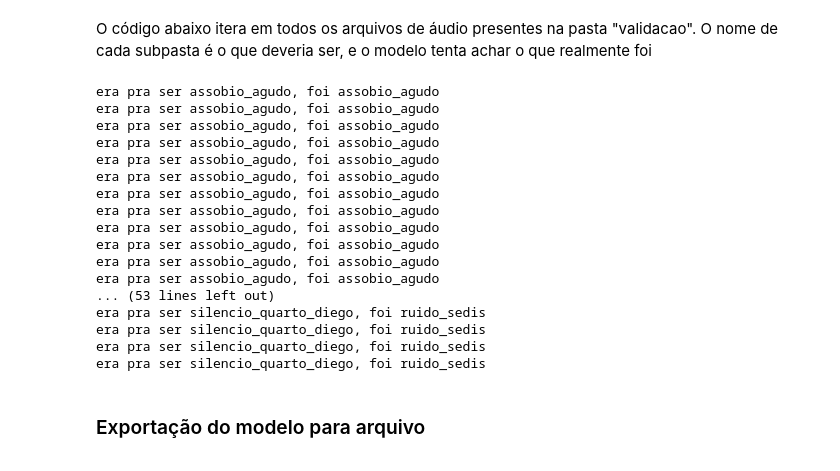
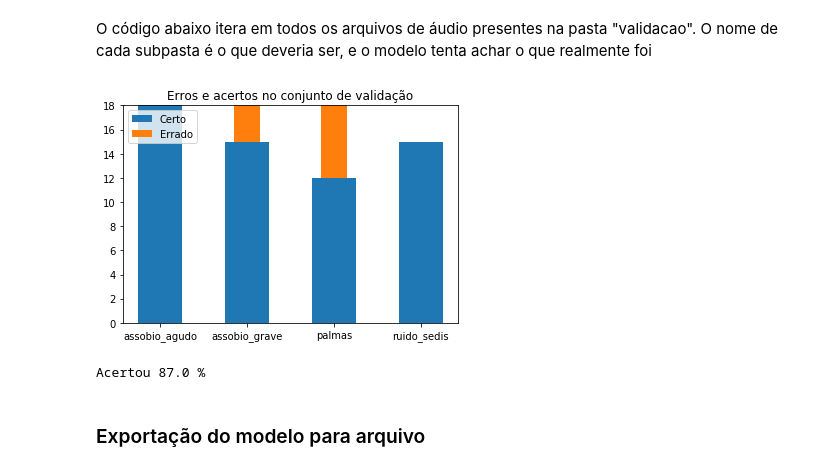
Before and after one commit to diego-lima/audiocomandos, a Jupyter notebook: Modelo.ipynb, the cells around one changed output. Cells and saved outputs as stored; diff of their text form; code cells hidden in the pictures.

Commit message:
validação

```diff
--- a/Modelo.ipynb
+++ b/Modelo.ipynb
@@ -214,51 +219,58 @@ extratores = [
 #     f_percentil75,
 #     f_percentil90,
     f_percentil99,
     f_fluxo_spectral,
 #    f_dominio_tempo,
 ]
+
+certos = 0
+errados = 0
+
+erros = [0] * len(classes)
+
+resultados = [0] * len(classes)
+
 
 # deixar os extratores na ordem certa
 copia = extratores[:]
 for i,feature in enumerate(treino_desvio_padrao.index):
     busca = [f for f in copia if f.__name__ == feature]
     extratores[i] = busca[0]
 
 raiz = 'validacao'
 for classe in os.listdir(raiz):
     caminho_classe = os.path.join(raiz, classe)
     for audio in os.listdir(caminho_classe):
         caminho_arquivo = os.path.join(caminho_classe, audio)
 
         taxa_amostragem, dados = wavfile.read(caminho_arquivo)
 
         # Aplicar os extratores de features
         dado = [f(dados) for f in extratores]
 
         # Normalizar para aquelas features
         for i in range(len(dado)):
             dado[i] = (dado[i] - treino_media[i]) / treino_desvio_padrao[i]
 
         resultado = predizer(rede, dado)
-        print("era pra ser %s, foi %s" % (classe, classes[resultado]))
+        if classe == classes[resultado]:
+            certos +=1
+            resultados[resultado] += 1
+        else:
+            errados += 1
+            erros[classes.index(classe)] += 1
+
+p1 = plt.bar(ind, resultados, 0.5)
+p2 = plt.bar(ind, erros, 0.3, bottom=resultados)
+plt.title("Erros e acertos no conjunto de validação")
+plt.legend((p1[0], p2[0]), ('Certo', 'Errado'))
+plt.xticks(ind, classes)
+plt.show()
+
+print("Acertou %.1f %%" % (100*certos / (certos + errados)))
 # %% [output]
+[figure, added]
-era pra ser assobio_agudo, foi assobio_agudo
-era pra ser assobio_agudo, foi assobio_agudo
-era pra ser assobio_agudo, foi assobio_agudo
-era pra ser assobio_agudo, foi assobio_agudo
-era pra ser assobio_agudo, foi assobio_agudo
-era pra ser assobio_agudo, foi assobio_agudo
-era pra ser assobio_agudo, foi assobio_agudo
-era pra ser assobio_agudo, foi assobio_agudo
-era pra ser assobio_agudo, foi assobio_agudo
-era pra ser assobio_agudo, foi assobio_agudo
-era pra ser assobio_agudo, foi assobio_agudo
-era pra ser assobio_agudo, foi assobio_agudo
-... (53 lines left out)
-era pra ser silencio_quarto_diego, foi ruido_sedis
-era pra ser silencio_quarto_diego, foi ruido_sedis
-era pra ser silencio_quarto_diego, foi ruido_sedis
-era pra ser silencio_quarto_diego, foi ruido_sedis
+Acertou 87.0 %
 # %% [markdown]
 ### Exportação do modelo para arquivo
 # %% [markdown]
```
Also changed, not shown: parts of 1 cell of this notebook, 36 other files.
